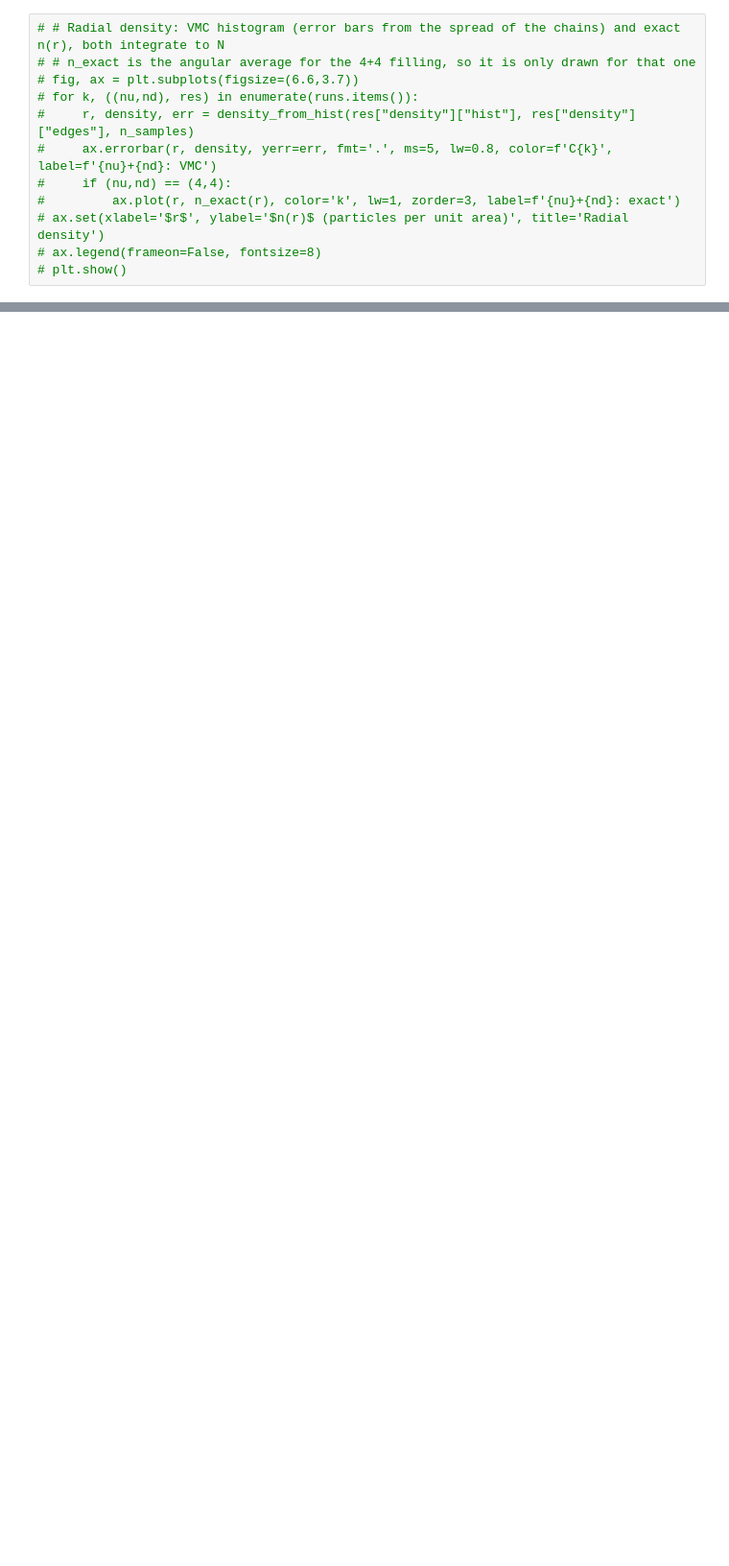
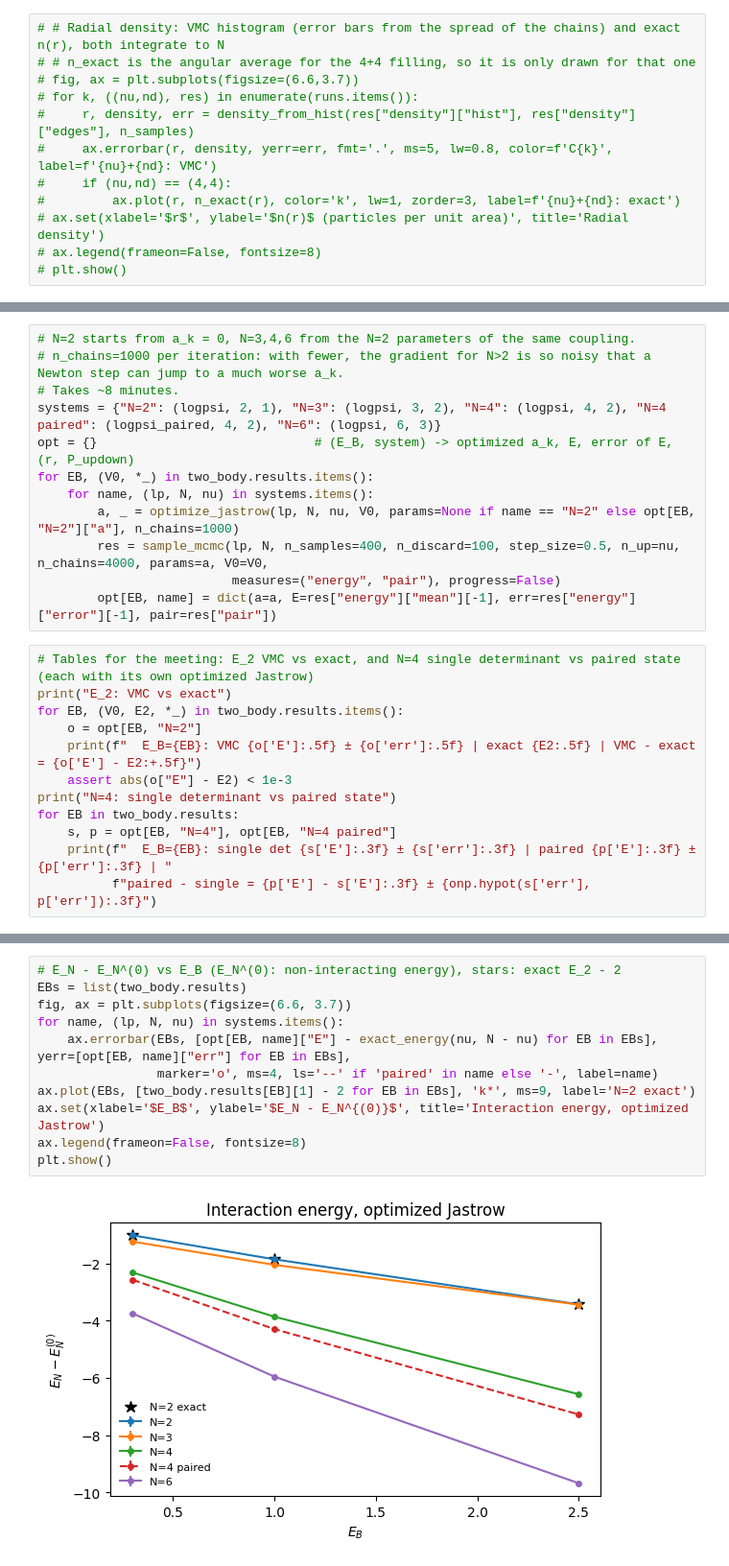
Before and after one commit to FrancescoMinisini/TPIV1, a Jupyter notebook: Project/tpiv_project/theory/vmc_fermions/experiments.ipynb, the cells around one changed output, grey strips where cells are left out. Shown at 96% size. Drawn from its saved outputs; the diff is of its cells as text; blank space fills up the shorter version.

```diff
--- a/Project/tpiv_project/theory/vmc_fermions/experiments.ipynb
+++ b/Project/tpiv_project/theory/vmc_fermions/experiments.ipynb
@@ -75,0 +132,24 @@ from vmc_core import *
+# %%
+# N=2 starts from a_k = 0, N=3,4,6 from the N=2 parameters of the same coupling.
+# n_chains=1000 per iteration: with fewer, the gradient for N>2 is so noisy that a Newton step can jump to a much worse a_k.
+# Takes ~8 minutes.
+systems = {"N=2": (logpsi, 2, 1), "N=3": (logpsi, 3, 2), "N=4": (logpsi, 4, 2), "N=4 paired": (logpsi_paired, 4, 2), "N=6": (logpsi, 6, 3)}
+opt = {}                             # (E_B, system) -> optimized a_k, E, error of E, (r, P_updown)
+for EB, (V0, *_) in two_body.results.items():
+    for name, (lp, N, nu) in systems.items():
+        a, _ = optimize_jastrow(lp, N, nu, V0, params=None if name == "N=2" else opt[EB, "N=2"]["a"], n_chains=1000)
+        res = sample_mcmc(lp, N, n_samples=400, n_discard=100, step_size=0.5, n_up=nu, n_chains=4000, params=a, V0=V0,
+                          measures=("energy", "pair"), progress=False)
+        opt[EB, name] = dict(a=a, E=res["energy"]["mean"][-1], err=res["energy"]["error"][-1], pair=res["pair"])
+# %%
+# Tables for the meeting: E_2 VMC vs exact, and N=4 single determinant vs paired state (each with its own optimized Jastrow)
+print("E_2: VMC vs exact")
+for EB, (V0, E2, *_) in two_body.results.items():
+    o = opt[EB, "N=2"]
+    print(f"  E_B={EB}: VMC {o['E']:.5f} ± {o['err']:.5f} | exact {E2:.5f} | VMC - exact = {o['E'] - E2:+.5f}")
+    assert abs(o["E"] - E2) < 1e-3
+print("N=4: single determinant vs paired state")
+for EB in two_body.results:
+    s, p = opt[EB, "N=4"], opt[EB, "N=4 paired"]
+    print(f"  E_B={EB}: single det {s['E']:.3f} ± {s['err']:.3f} | paired {p['E']:.3f} ± {p['err']:.3f} | "
+          f"paired - single = {p['E'] - s['E']:.3f} ± {onp.hypot(s['err'], p['err']):.3f}")
@@ -75,0 +165,13 @@ from vmc_core import *
+# %%
+# E_N - E_N^(0) vs E_B (E_N^(0): non-interacting energy), stars: exact E_2 - 2
+EBs = list(two_body.results)
+fig, ax = plt.subplots(figsize=(6.6, 3.7))
+for name, (lp, N, nu) in systems.items():
+    ax.errorbar(EBs, [opt[EB, name]["E"] - exact_energy(nu, N - nu) for EB in EBs], yerr=[opt[EB, name]["err"] for EB in EBs],
+                marker='o', ms=4, ls='--' if 'paired' in name else '-', label=name)
+ax.plot(EBs, [two_body.results[EB][1] - 2 for EB in EBs], 'k*', ms=9, label='N=2 exact')
+ax.set(xlabel='$E_B$', ylabel='$E_N - E_N^{(0)}$', title='Interaction energy, optimized Jastrow')
+ax.legend(frameon=False, fontsize=8)
+plt.show()
+# %% [output]
+[figure, added]
```
Also changed, not shown: parts of 8 cells of this notebook, 2 other files.
